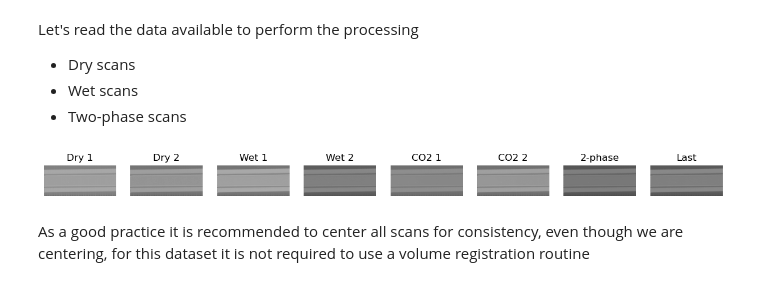
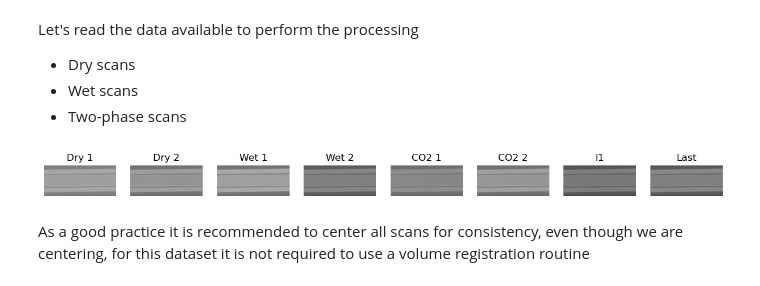
Before and after one commit to jimindzhou/ct_scanner_, a Jupyter notebook: EX2.ipynb, the cells around one changed output. Drawn from its saved outputs; the diff is of its cells as text; code cells hidden in the pictures.

```diff
--- a/EX2.ipynb
+++ b/EX2.ipynb
@@ -11,27 +11,27 @@ Let's read the data available to perform the processing
 - Wet scans
 - Two-phase scans
 # %%
-main_path = 'C:/Users/ubillusj/Desktop/ct_scanner_/Almostafa/CO2/'
+main_path = 'E:/GITHUB-DATA/EX1/'
 # Dry scans
 dry_1 = 'Dry_1/' ; dry_2 = 'Dry_2/'
 # Wet scans
 wet_1 = 'Br_1/' ; wet_2 = 'Br_2/'
 # CO2 scans
 co1 = 'CO_1/' ; co2 = 'CO_2/'
 # 2-phase scans
 m2 = 'M_2/' ; last = 'last/'
 
 # Read dicom files
 d1 = rp.read_dicom(main_path + dry_1) ; d2 = rp.read_dicom(main_path + dry_2)
 w1 = rp.read_dicom(main_path + wet_1) ; w2 = rp.read_dicom(main_path + wet_2)
 c1 = rp.read_dicom(main_path + co1) ; c2 = rp.read_dicom(main_path + co2)
 m2 = rp.read_dicom(main_path + m2) ; last = rp.read_dicom(main_path + last)
 
 # Compare scans
 sdict = {'Dry 1':d1,'Dry 2':d2,'Wet 1':w1,'Wet 2':w2,'CO2 1':c1,'CO2 2':c2,'I1':m2,'Last':last}
 ps.compare_scans(sdict)
 # %% [output]
-[figure, old version]
+[figure, new version]
 # %% [markdown]
 As a good practice it is recommended to center all scans for consistency, even though we are centering, for this dataset it is not required to use a volume registration routine
 # %%
```
Also changed, not shown: parts of 12 cells of this notebook, 4 other files.
